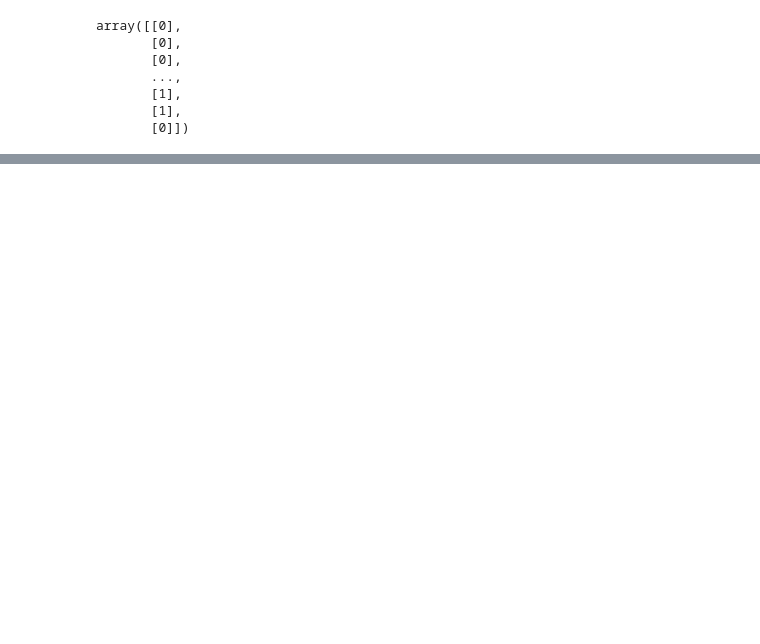
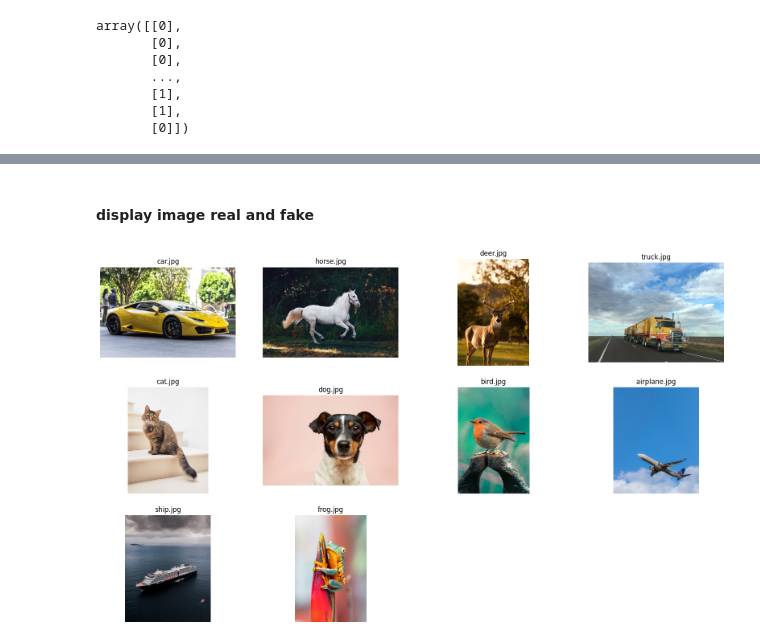
Before and after one commit to ariopurba/thesis, a Jupyter notebook: model-baru-fix.ipynb, the cells around one changed output, grey strips where cells are left out. Cells and saved outputs as stored; diff of their text form; code cells hidden in the pictures; blank space fills up the shorter version.

Commit message:
Kaggle Notebook | model_baru_fix | Version 6

```diff
--- a/model-baru-fix.ipynb
+++ b/model-baru-fix.ipynb
@@ -1221,0 +1216,33 @@ plt.show()
+# %% [markdown]
+#### display image real and fake
+# %%
+import os
+import matplotlib.pyplot as plt
+import matplotlib.image as mpimg
+
+# Directory containing the images
+data_dir = '/kaggle/input/data-testing/data luar/data luar/REAL'
+
+# Get a list of all files in the directory
+image_files = os.listdir(data_dir)
+
+# Filter out directories from the list of files
+image_files = [f for f in image_files if os.path.isfile(os.path.join(data_dir, f))]
+
+# Display the images
+plt.figure(figsize=(20, 20))
+
+for i, image_file in enumerate(image_files):
+    img = mpimg.imread(os.path.join(data_dir, image_file))
+    plt.subplot(5, 4, i + 1)
+    plt.imshow(img)
+    plt.axis('off')
+    plt.title(image_file)
+
+# Save the figure
+plt.savefig('displayed_images_real.png')
+
+# Show the figure
+plt.show()
+# %% [output]
+[figure, added]
```
Also changed, not shown: parts of 33 cells of this notebook.
